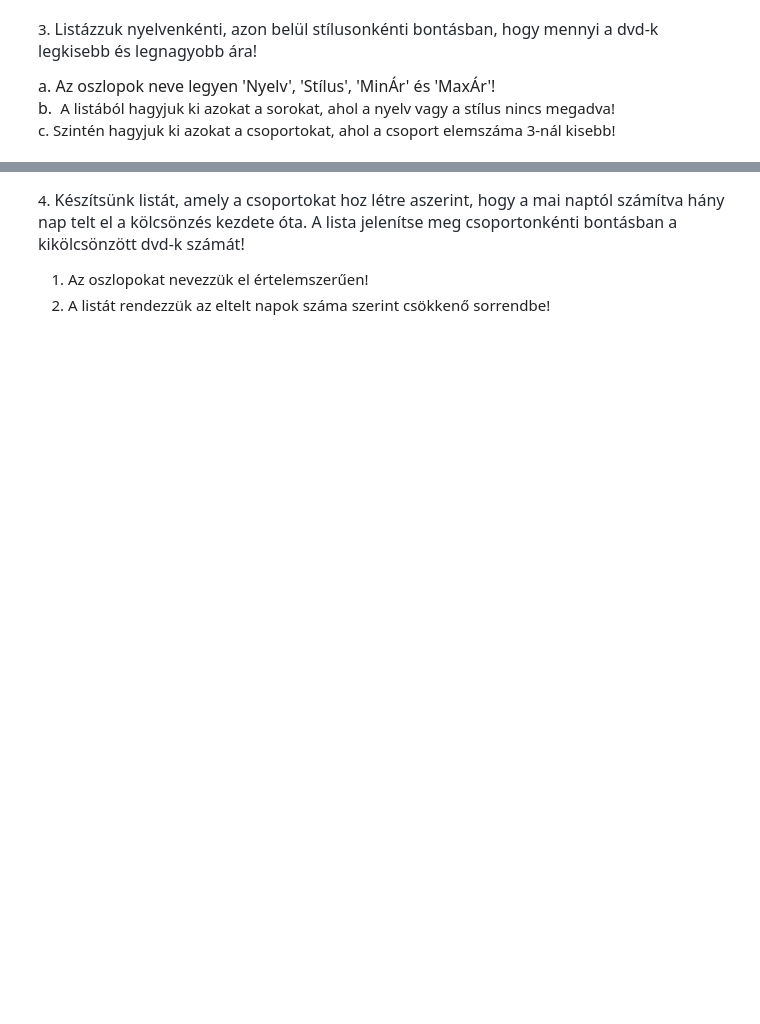
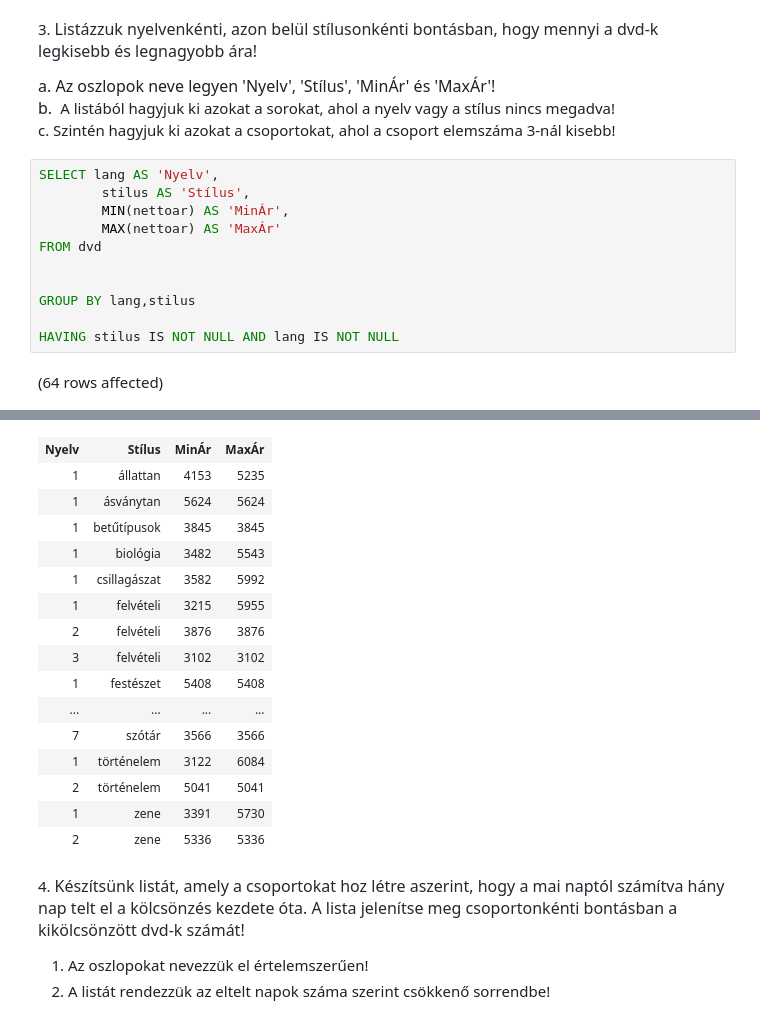
Before and after one commit to richardhestencz/Adatbazisok, a Jupyter notebook: gyakorlat02_feladatok .ipynb, the cells around one changed output, grey strips where cells are left out. Drawn from its saved outputs; the diff is of its cells as text; blank space fills up the shorter version.

```diff
--- a/gyakorlat02_feladatok .ipynb
+++ b/gyakorlat02_feladatok .ipynb
@@ -56,3 +51,16 @@ Total execution time: 00:00:00.008
 
 <span style="font-size: 16px;">a. Az oszlopok neve legyen 'Nyelv', 'Stílus', 'MinÁr' és 'MaxÁr'!<br>b.&nbsp;</span> A listából hagyjuk ki azokat a sorokat, ahol a nyelv vagy a stílus nincs megadva!
 c. Szintén hagyjuk ki azokat a csoportokat, ahol a csoport elemszáma 3-nál kisebb!
+# %%
+SELECT lang AS 'Nyelv',
+        stilus AS 'Stílus',
+        MIN(nettoar) AS 'MinÁr',
+        MAX(nettoar) AS 'MaxÁr'
+FROM dvd
+
+
+GROUP BY lang,stilus
+
+HAVING stilus IS NOT NULL AND lang IS NOT NULL
+# %% [output]
+(64 rows affected)
@@ -59,3 +68,19 @@ c. Szintén hagyjuk ki azokat a csoportokat, ahol a csoport elemszáma 3-nál ki
+| Nyelv | Stílus | MinÁr | MaxÁr |
+| 1 | állattan | 4153 | 5235 |
+| 1 | ásványtan | 5624 | 5624 |
+| 1 | betűtípusok | 3845 | 3845 |
+| 1 | biológia | 3482 | 5543 |
+| 1 | csillagászat | 3582 | 5992 |
+| 1 | felvételi | 3215 | 5955 |
+| 2 | felvételi | 3876 | 3876 |
+| 3 | felvételi | 3102 | 3102 |
+| 1 | festészet | 5408 | 5408 |
+| ... | ... | ... | ... |
+| 7 | szótár | 3566 | 3566 |
+| 1 | történelem | 3122 | 6084 |
+| 2 | történelem | 5041 | 5041 |
+| 1 | zene | 3391 | 5730 |
+| 2 | zene | 5336 | 5336 |
 # %% [markdown]
 4. <span style="color: rgb(36, 41, 47); font-family: -apple-system, BlinkMacSystemFont, &quot;Segoe UI&quot;, Helvetica, Arial, sans-serif, &quot;Apple Color Emoji&quot;, &quot;Segoe UI Emoji&quot;; font-size: 16px;">Készítsünk listát, amely a csoportokat hoz létre aszerint, hogy a mai naptól számítva hány nap telt el a kölcsönzés kezdete óta. A lista jelenítse meg csoportonkénti bontásban a kikölcsönzött dvd-k számát!</span>
 
```
Also changed, not shown: parts of 14 cells of this notebook.
